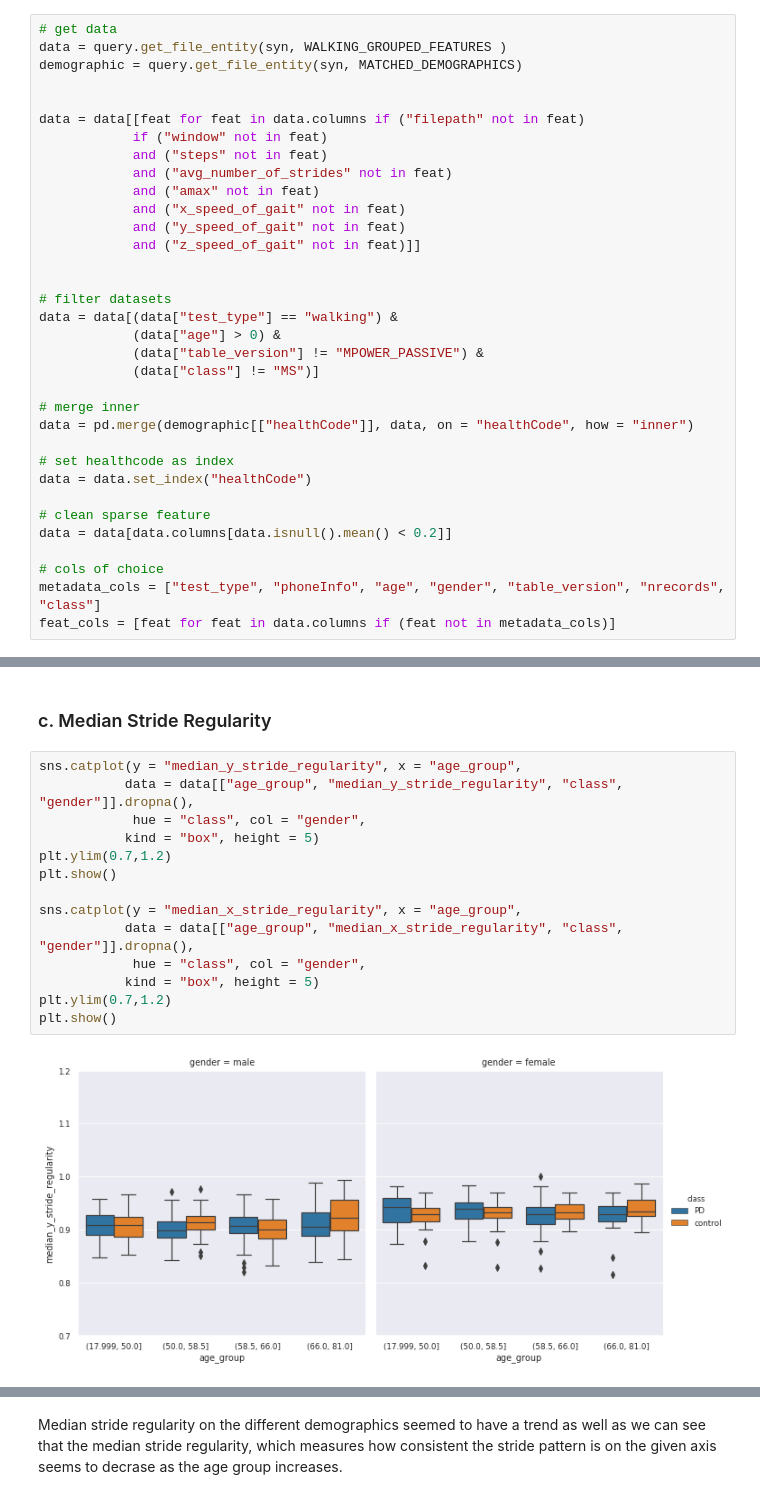
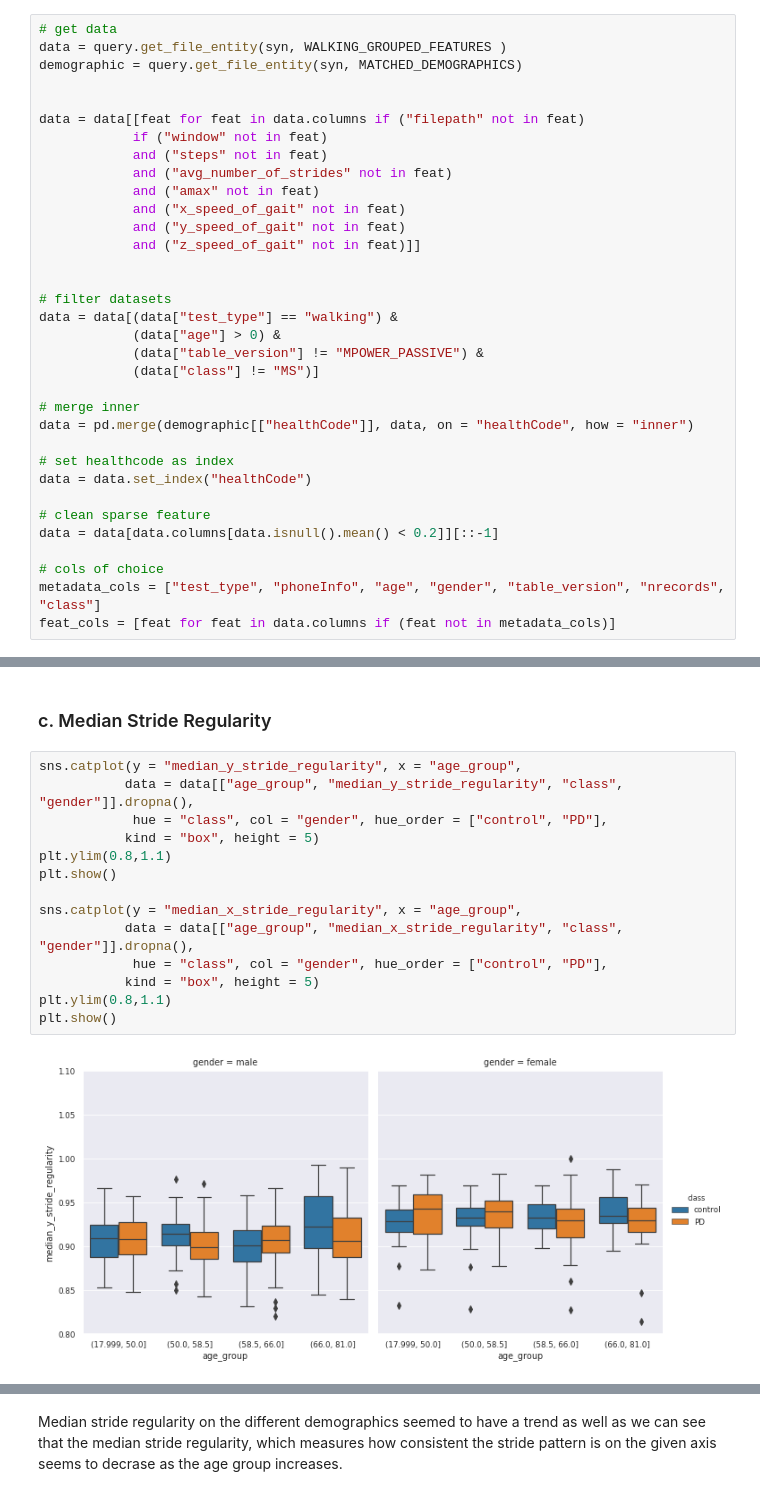
Before and after one commit to arytontediarjo/mpower-gait-analysis, a Jupyter notebook: notebooks/02a.gait-feature-analysis.ipynb, the cells around one changed output, grey strips where cells are left out. Saved outputs shown, nothing was run; the diff lists cells and outputs as text.

```diff
--- a/notebooks/02a.gait-feature-analysis.ipynb
+++ b/notebooks/02a.gait-feature-analysis.ipynb
@@ -171,7 +180,7 @@ data = pd.merge(demographic[["healthCode"]], data, on = "healthCode", how = "inn
 data = data.set_index("healthCode")
 
 # clean sparse feature
-data = data[data.columns[data.isnull().mean() < 0.2]]
+data = data[data.columns[data.isnull().mean() < 0.2]][::-1]
 
 # cols of choice
 metadata_cols = ["test_type", "phoneInfo", "age", "gender", "table_version", "nrecords", "class"]
@@ -331,16 +337,16 @@ plt.show()
 # %%
 sns.catplot(y = "median_y_stride_regularity", x = "age_group",
            data = data[["age_group", "median_y_stride_regularity", "class", "gender"]].dropna(),
-            hue = "class", col = "gender",
+            hue = "class", col = "gender", hue_order = ["control", "PD"],
            kind = "box", height = 5)
-plt.ylim(0.7,1.2)
+plt.ylim(0.8,1.1)
 plt.show()
 
 sns.catplot(y = "median_x_stride_regularity", x = "age_group",
            data = data[["age_group", "median_x_stride_regularity", "class", "gender"]].dropna(),
-            hue = "class", col = "gender",
+            hue = "class", col = "gender", hue_order = ["control", "PD"],
            kind = "box", height = 5)
-plt.ylim(0.7,1.2)
+plt.ylim(0.8,1.1)
 plt.show()
 # %% [output]
-[figure, old version]
+[figure, new version]
```
Also changed, not shown: parts of 20 cells of this notebook, 3 other files.
